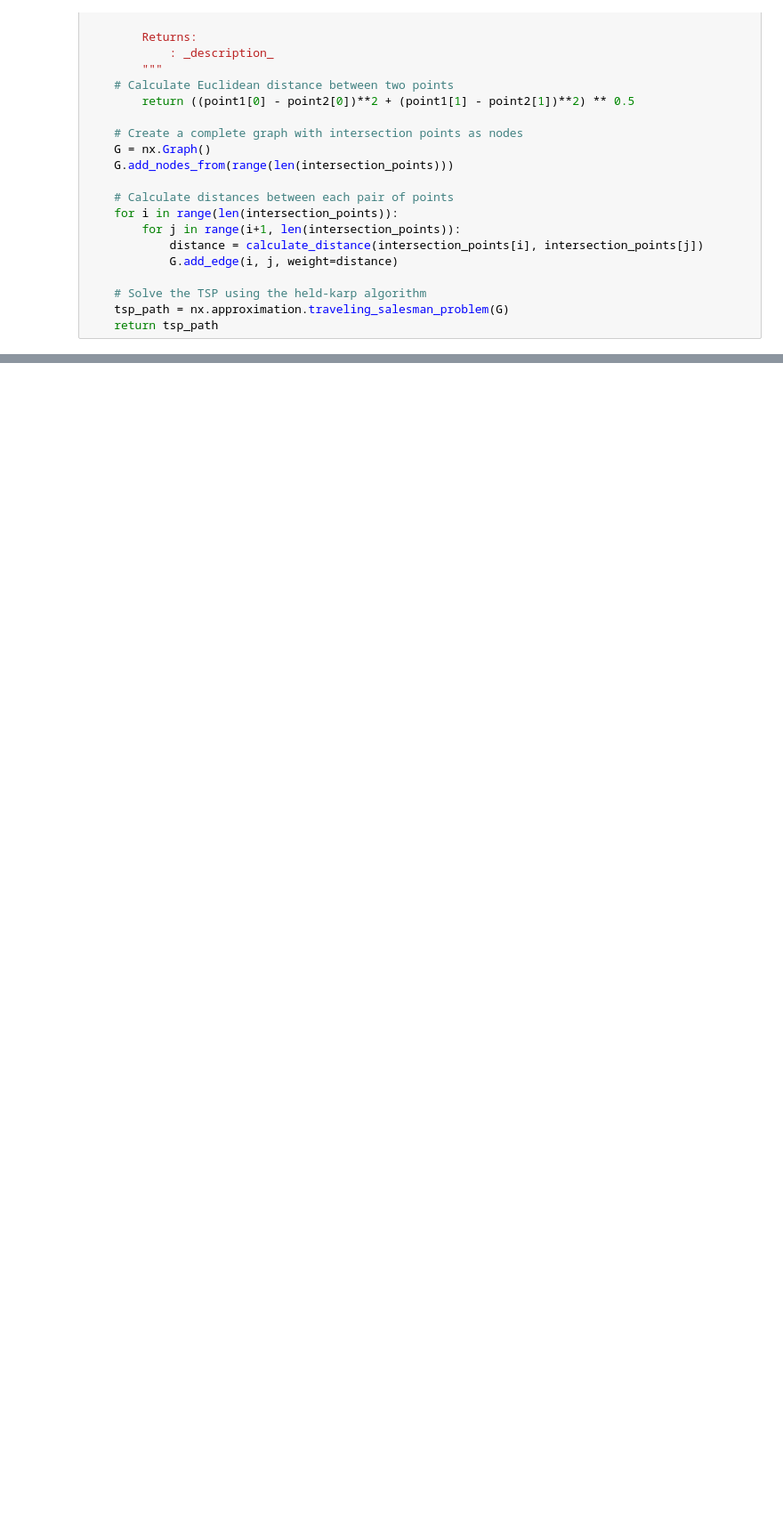
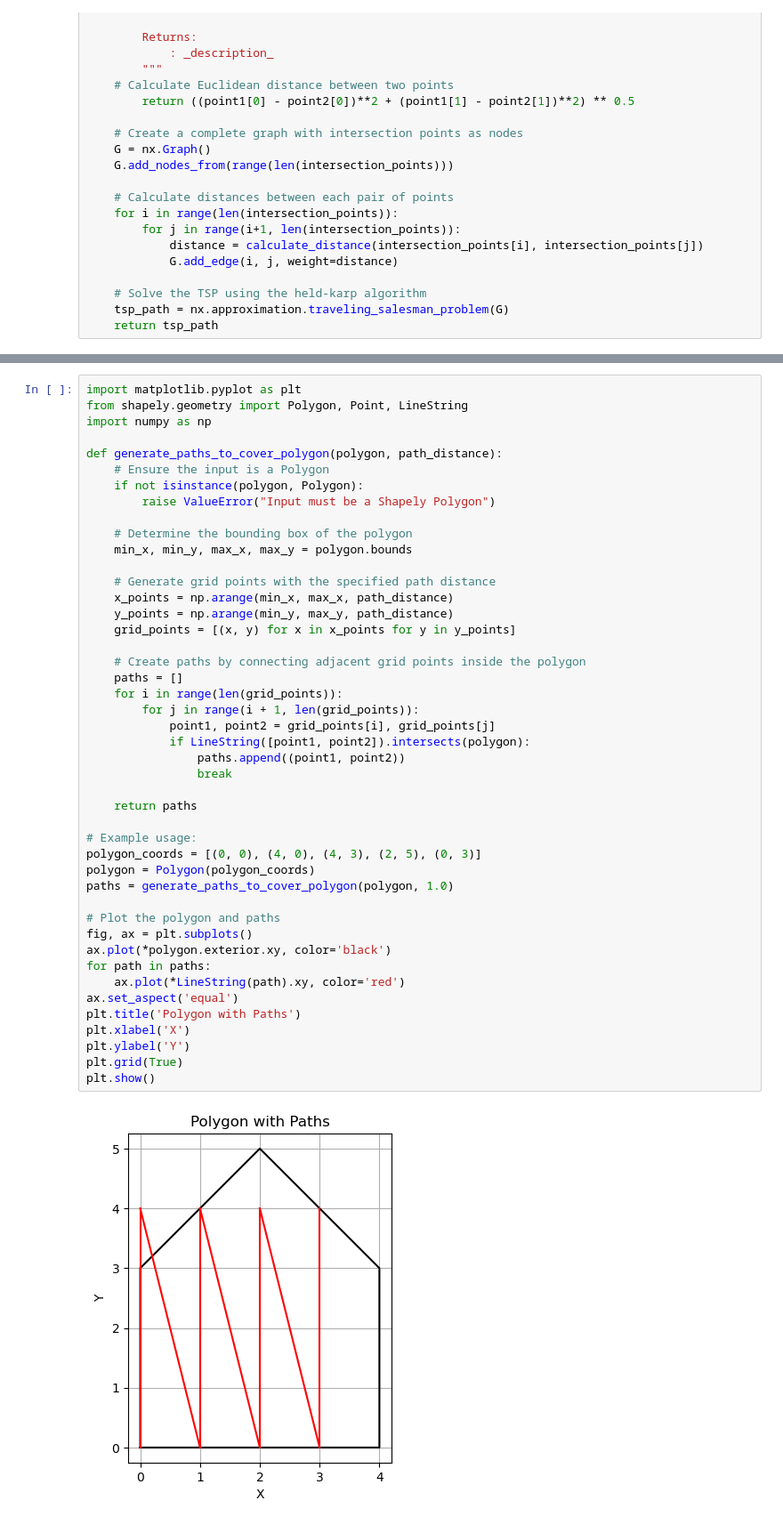
Before and after one commit to dorndorn54/python, a Jupyter notebook: drone_sim/test.ipynb, the cells around one changed output, grey strips where cells are left out. Shown: that part at 89% size. Cells and saved outputs as stored; diff of their text form; blank space fills up the shorter version.

```diff
--- a/drone_sim/test.ipynb
+++ b/drone_sim/test.ipynb
@@ -634,0 +729,47 @@ def
+# %%
+import matplotlib.pyplot as plt
+from shapely.geometry import Polygon, Point, LineString
+import numpy as np
+
+def generate_paths_to_cover_polygon(polygon, path_distance):
+    # Ensure the input is a Polygon
+    if not isinstance(polygon, Polygon):
+        raise ValueError("Input must be a Shapely Polygon")
+
+    # Determine the bounding box of the polygon
+    min_x, min_y, max_x, max_y = polygon.bounds
+
+    # Generate grid points with the specified path distance
+    x_points = np.arange(min_x, max_x, path_distance)
+    y_points = np.arange(min_y, max_y, path_distance)
+    grid_points = [(x, y) for x in x_points for y in y_points]
+
+    # Create paths by connecting adjacent grid points inside the polygon
+    paths = []
+    for i in range(len(grid_points)):
+        for j in range(i + 1, len(grid_points)):
+            point1, point2 = grid_points[i], grid_points[j]
+            if LineString([point1, point2]).intersects(polygon):
+                paths.append((point1, point2))
+                break
+
+    return paths
+
+# Example usage:
+polygon_coords = [(0, 0), (4, 0), (4, 3), (2, 5), (0, 3)]
+polygon = Polygon(polygon_coords)
+paths = generate_paths_to_cover_polygon(polygon, 1.0)
+
+# Plot the polygon and paths
+fig, ax = plt.subplots()
+ax.plot(*polygon.exterior.xy, color='black')
+for path in paths:
+    ax.plot(*LineString(path).xy, color='red')
+ax.set_aspect('equal')
+plt.title('Polygon with Paths')
+plt.xlabel('X')
+plt.ylabel('Y')
+plt.grid(True)
+plt.show()
+# %% [output]
+[figure, added]
```
Also changed, not shown: parts of 12 cells of this notebook, 2 other files.
